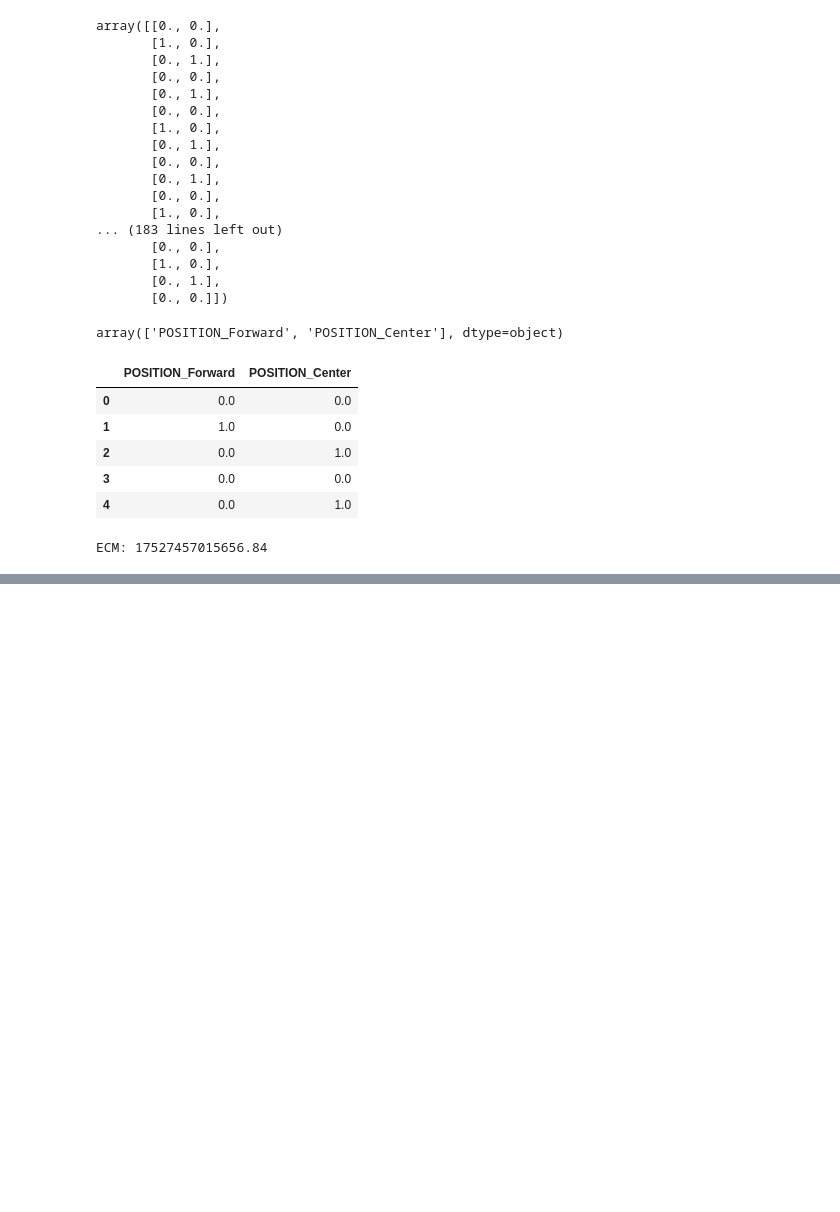
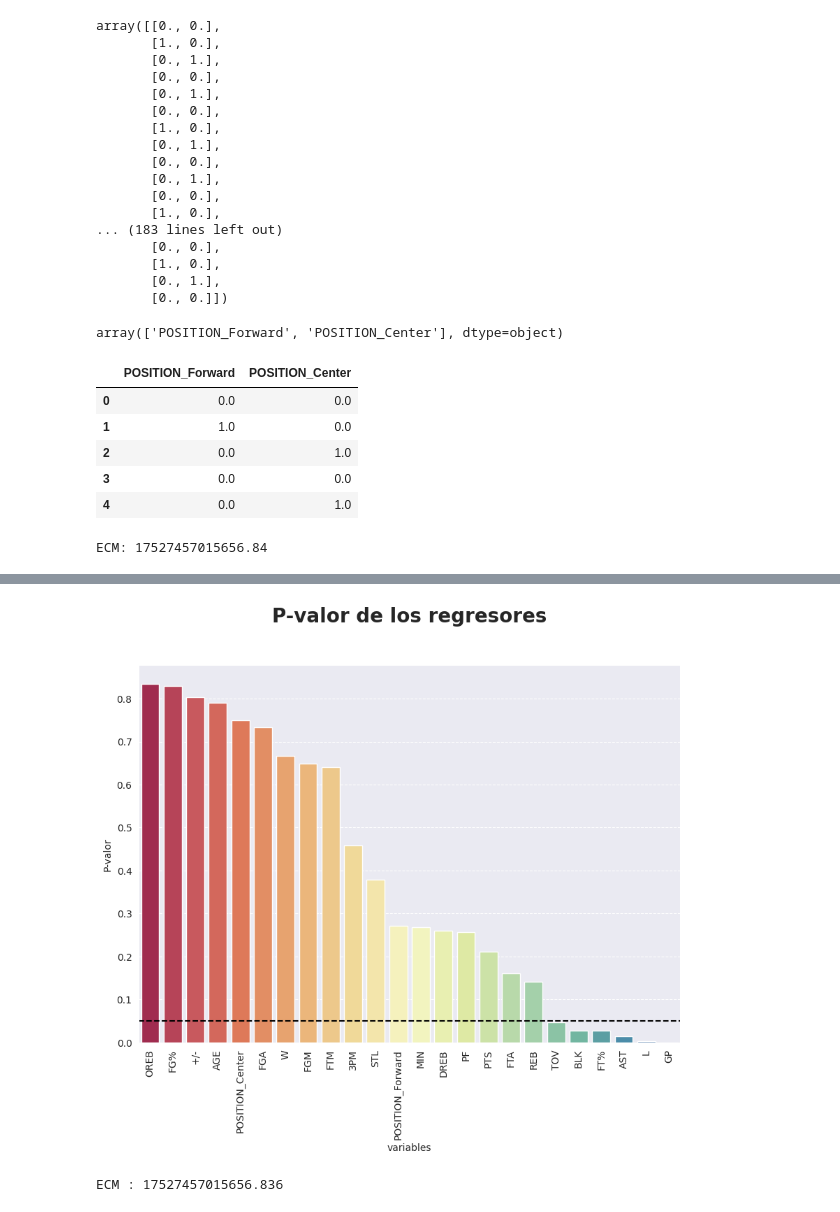
Before and after one commit to GORDIAN12/machine_learning, a Jupyter notebook: Regularization/regularization.ipynb, the cells around one changed output, grey strips where cells are left out. Drawn from its saved outputs; the diff is of its cells as text; code cells hidden in the pictures; blank space fills up the shorter version.

```diff
--- a/Regularization/regularization.ipynb
+++ b/Regularization/regularization.ipynb
@@ -186,3 +186,36 @@ Notes:
 [1] Standard Errors assume that the covariance matrix of the errors is correctly specified.
 [2] The smallest eigenvalue is 3.6e-27. This might indicate that there are
 strong multicollinearity problems or that the design matrix is singular.
+# %%
+def coef_summary(results):
+    coef_df=pd.DataFrame(results.summary().tables[1].data)
+    coef_df.columns=coef_df.iloc[0]
+    coef_df=coef_df.drop(0)
+    coef_df=coef_df.set_index(coef_df.columns[0])
+    coef_df=coef_df.astype(float)
+    errors=coef_df['coef']-coef_df['[0.025']
+    coef_df['errors']=errors
+    coef_df=coef_df.drop(['const'])
+    coef_df=coef_df.sort_values(by=['coef'])
+
+    variables=list(coef_df.index.values)
+    coef_df['variables']=variables
+    return coef_df
+# %%
+coef_df=coef_summary(results)
+# %%
+fig,ax=plt.subplots(figsize=(10,7))
+coef_df=coef_df.sort_values(by='P>|t|', ascending=False)
+ax=sns.barplot(x='variables', y='P>|t|', data=coef_df, palette="Spectral")
+ax.set_title('P-valor de los regresores', fontweight='bold', fontsize=20, y=1.1)
+ax.spines['right'].set_visible(False)
+ax.spines['top'].set_visible(False)
+ax.grid(axis='y', linestyle='--')
+ax.set_ylabel('P-valor', fontsize=10)
+ax.set_xlabel('variables', fontsize=10)
+plt.xticks(rotation=90, fontsize=10)
+plt.yticks(fontsize=10)
+ax.axhline(y=0.05, color='black', linestyle='--')
+plt.show()
+# %% [output]
+[figure, added]
@@ -188,0 +247,4 @@ strong multicollinearity problems or that the design matrix is singular.
+# %%
+print(f'ECM : {results_scaled.mse_resid}')
+# %% [output]
+ECM : 17527457015656.836
```
Also changed, not shown: parts of 28 cells of this notebook.
